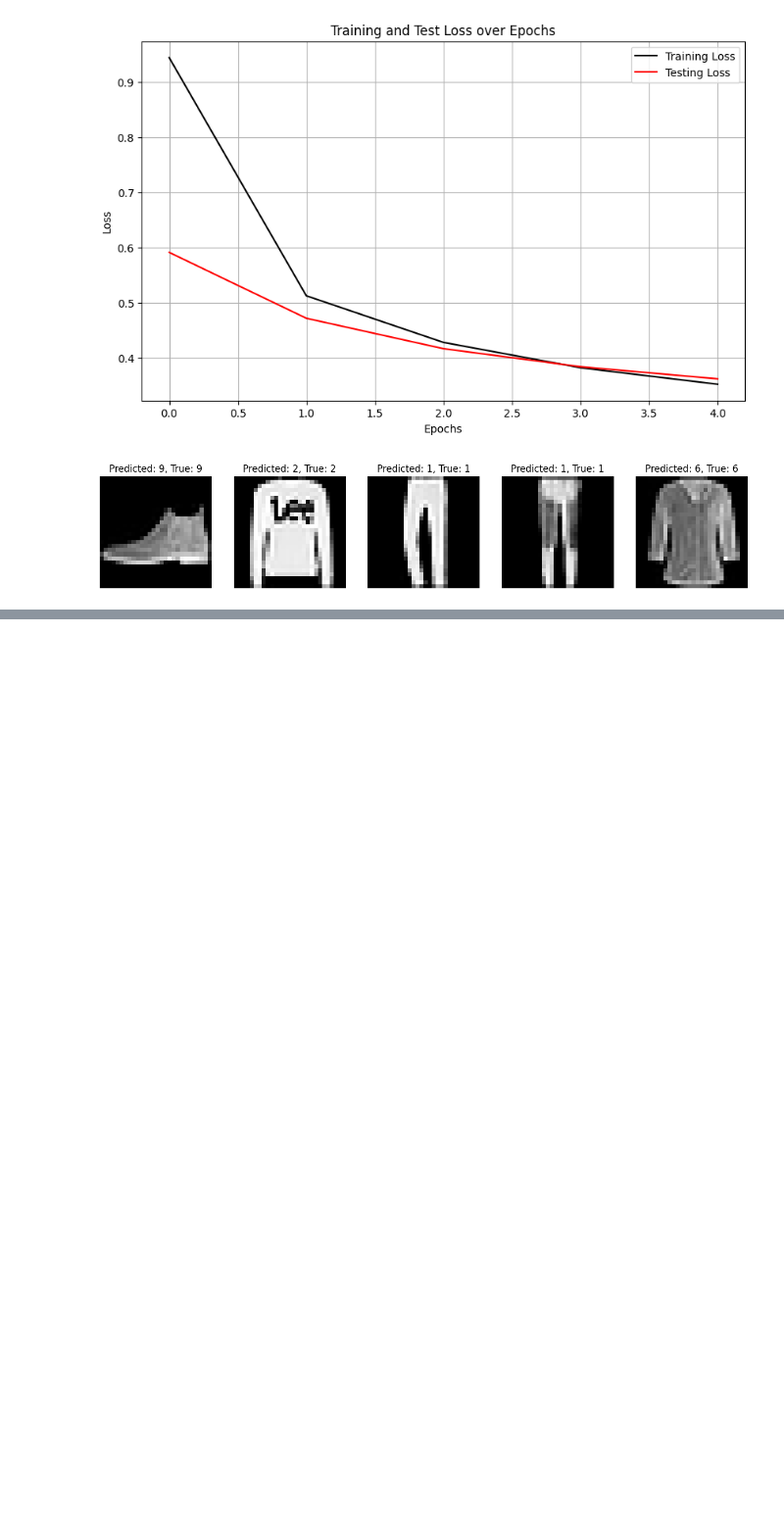
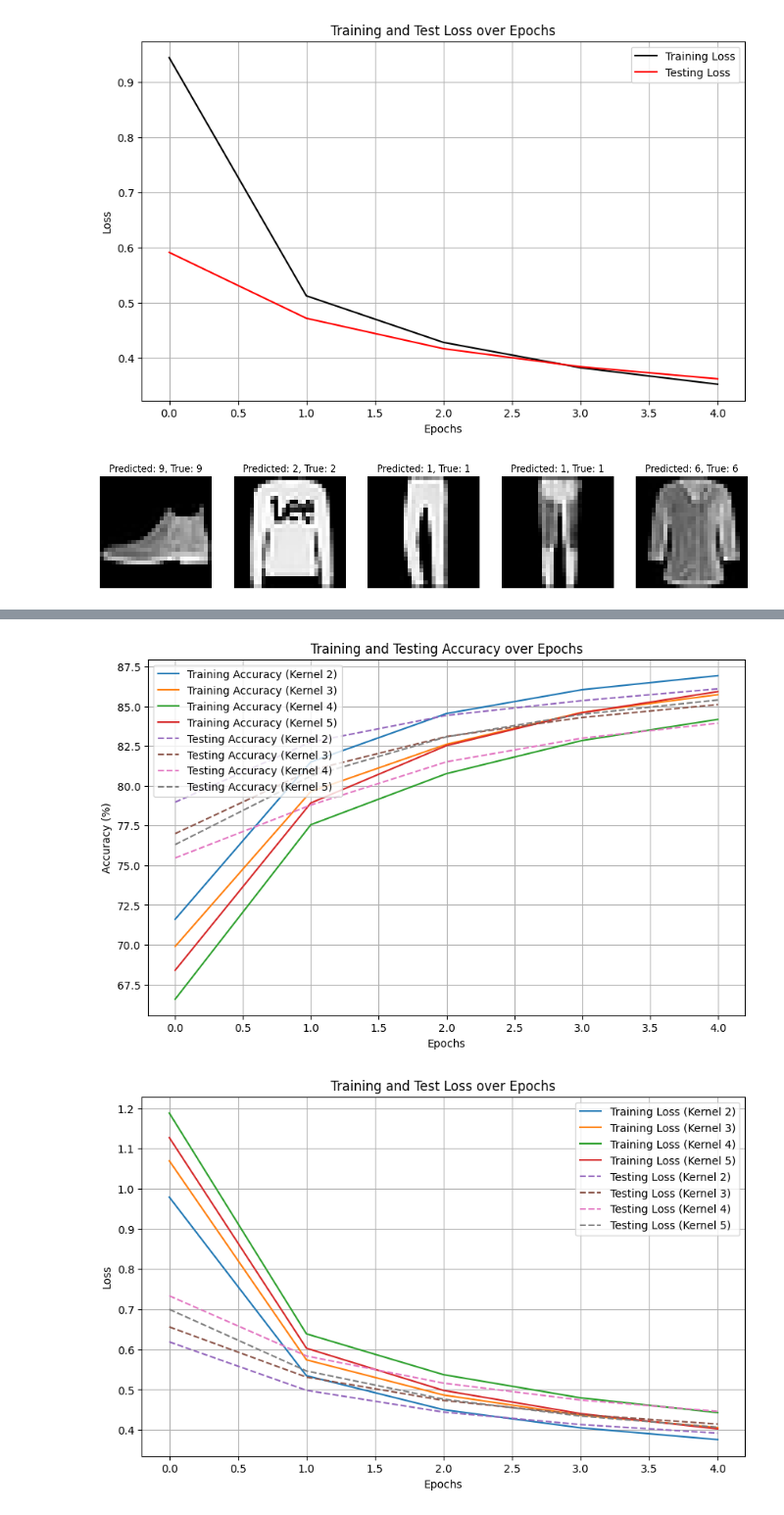
Before and after one commit to Ahmadar91/ML, a Jupyter notebook: ML-Project.ipynb, the cells around one changed output, grey strips where cells are left out. Shown at 98% size. Cells and saved outputs as stored; diff of their text form; code cells hidden in the pictures; blank space fills up the shorter version.

Commit message:
Plots for diffrnet kernals

```diff
--- a/ML-Project.ipynb
+++ b/ML-Project.ipynb
@@ -378,0 +436,68 @@ predict_and_plot(model, test_loader)
+# %%
+# List of kernel sizes to experiment with
+kernelSizes = [2, 3, 4, 5]
+
+# Initialize lists to store the overall results for each kernel size
+all_train_accuracies = {}
+all_test_accuracies = {}
+all_train_losses = {}
+all_test_losses = {}
+
+for kernel in kernelSizes:
+    print(f"\nTraining with kernel size: {kernel}\n")
+    # Model, loss function, optimizer initialization for current kernel size
+    model = AdjustedFashionCNN(kernel_size=kernel).to(device)
+    criterion = nn.CrossEntropyLoss()
+    optimizer = torch.optim.Adam(model.parameters(), lr=0.00001)
+
+    # Lists to store metrics for the current kernel size
+    train_accuracies, test_accuracies, train_losses, test_losses = [], [], [], []
+
+    for epoch in range(num_epochs):
+        train_accuracy, train_loss = train(model, train_loader, criterion, optimizer)
+        test_accuracy, test_loss = test(model, test_loader)
+
+        train_accuracies.append(train_accuracy)
+        test_accuracies.append(test_accuracy)
+        train_losses.append(train_loss)
+        test_losses.append(test_loss)
+
+        print(
+            f"Epoch [{epoch+1}/{num_epochs}], Train Accuracy: {train_accuracy:.2f}%, Test Accuracy: {test_accuracy:.2f}%, Train Loss: {train_loss:.4f}, Test Loss: {test_loss:.4f}"
+        )
+
+    # Store the results for the current kernel size
+    all_train_accuracies[kernel] = train_accuracies
+    all_test_accuracies[kernel] = test_accuracies
+    all_train_losses[kernel] = train_losses
+    all_test_losses[kernel] = test_losses
+
+    print("Finished Training for kernel size:", kernel)
+
+# Visualizing the results for all kernel sizes
+plt.figure(figsize=(10, 6))
+for kernel, acc in all_train_accuracies.items():
+    plt.plot(acc, label=f"Training Accuracy (Kernel {kernel})")
+for kernel, acc in all_test_accuracies.items():
+    plt.plot(acc, "--", label=f"Testing Accuracy (Kernel {kernel})")
+
+plt.title("Training and Testing Accuracy over Epochs")
+plt.xlabel("Epochs")
+plt.ylabel("Accuracy (%)")
+plt.legend(loc="upper left")
+plt.grid(True)
+plt.show()
+
+plt.figure(figsize=(10, 6))
+for kernel, loss in all_train_losses.items():
+    plt.plot(loss, label=f"Training Loss (Kernel {kernel})")
+for kernel, loss in all_test_losses.items():
+    plt.plot(loss, "--", label=f"Testing Loss (Kernel {kernel})")
+
+plt.title("Training and Test Loss over Epochs")
+plt.xlabel("Epochs")
+plt.ylabel("Loss")
+plt.legend(loc="upper right")
+plt.grid(True)
+plt.show()
+# %% [output]
@@ -378,0 +521,2 @@ predict_and_plot(model, test_loader)
+[figure, added]
+[figure, added]
```
Also changed, not shown: parts of 4 cells of this notebook.
